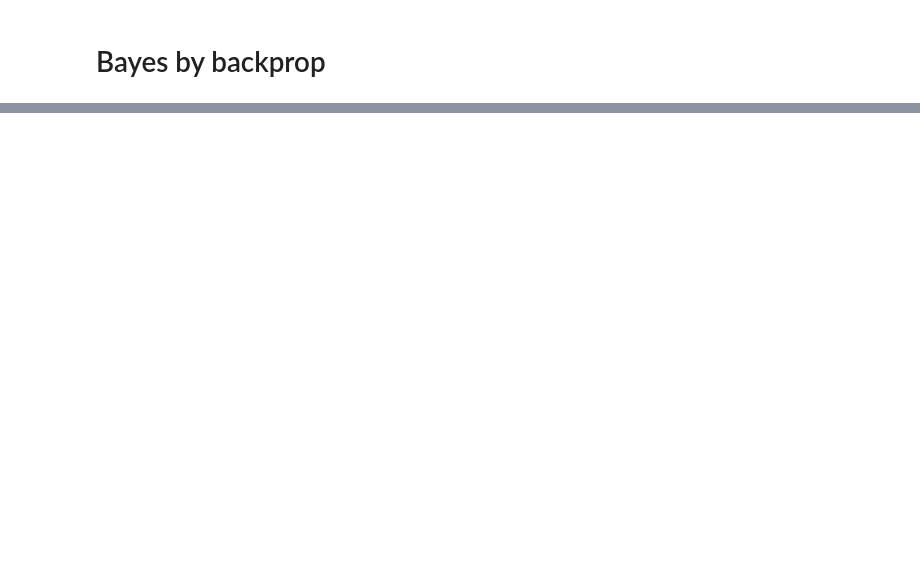
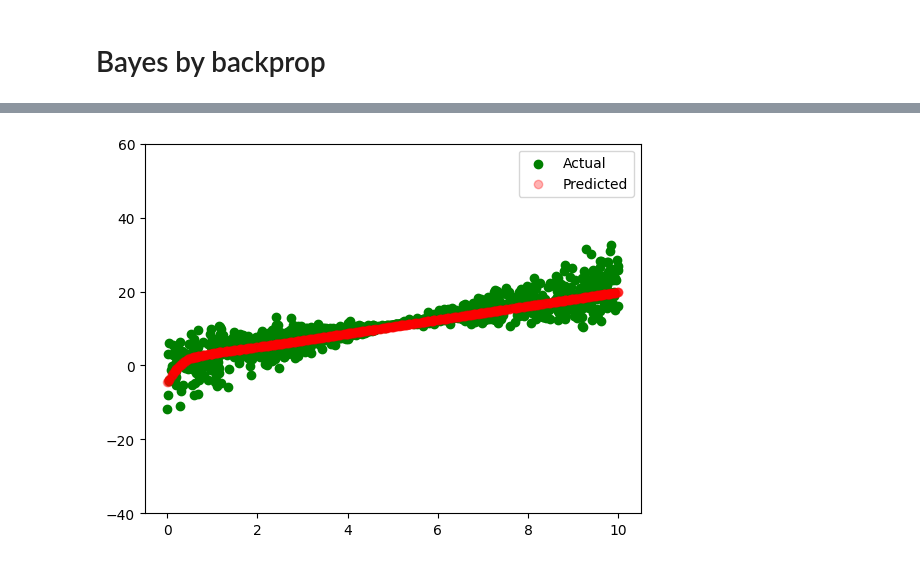
Before and after one commit to LeonardSchuler/time-series-forecasting, a Jupyter notebook: notebooks/005_bayes_by_backpropagation.ipynb, the cells around one changed output, grey strips where cells are left out. Cells and saved outputs as stored; diff of their text form; code cells hidden in the pictures; blank space fills up the shorter version.

```diff
--- a/notebooks/005_bayes_by_backpropagation.ipynb
+++ b/notebooks/005_bayes_by_backpropagation.ipynb
@@ -295,3 +571,19 @@ def loss_fn(y_hat, y, w, mu, rho):
+# %%
+fig, ax = plt.subplots()
+scatter_actual = ax.scatter(X_torch.to(device="cpu"), y_torch.to(device="cpu"), color="green", label="Actual")
+y_hat, _ = bmodel(X_torch)
+scatter_predicted = ax.scatter(
+    X_torch.to(device="cpu"),
+    y_hat.to(device="cpu").detach().numpy().squeeze(),
+    color="red",
+    label="Predicted",
+    alpha=alpha,
+)
+ax.set_ylim([-40, 60])
+plt.legend()
+plt.show()
+# %% [output]
+[figure, added]
 # %%
 epochs = 10
 batch_size = 1000
```
Also changed, not shown: parts of 18 cells of this notebook, 2 other files.
